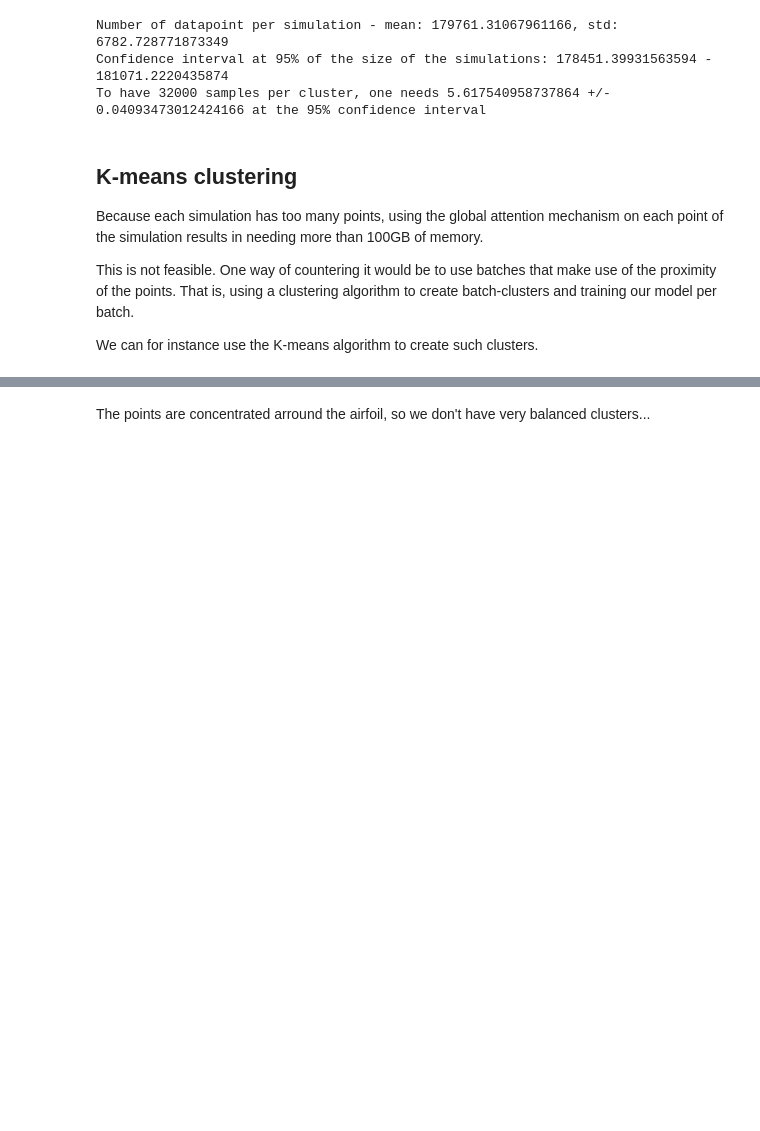
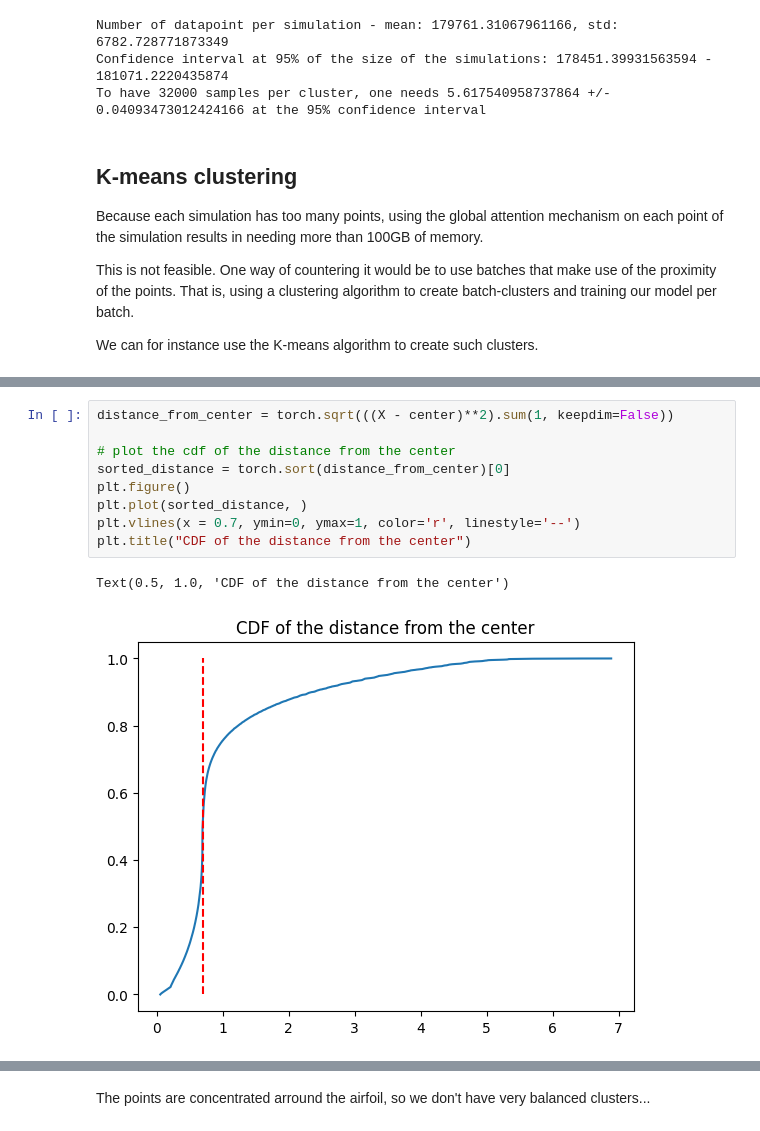
Before and after one commit to DaGrapix/ml4science, a Jupyter notebook: src/submission_attention/attention.ipynb, the cells around one changed output, grey strips where cells are left out. Saved outputs shown, nothing was run; the diff lists cells and outputs as text; blank space fills up the shorter version.

```diff
--- a/src/submission_attention/attention.ipynb
+++ b/src/submission_attention/attention.ipynb
@@ -228,0 +294,12 @@ plot_clusters(X, cluster_idx)
+# %%
+distance_from_center = torch.sqrt(((X - center)**2).sum(1, keepdim=False))
+
+# plot the cdf of the distance from the center
+sorted_distance = torch.sort(distance_from_center)[0]
+plt.figure()
+plt.plot(sorted_distance, )
+plt.vlines(x = 0.7, ymin=0, ymax=1, color='r', linestyle='--')
+plt.title("CDF of the distance from the center")
+# %% [output]
+Text(0.5, 1.0, 'CDF of the distance from the center')
+[figure, added]
```
Also changed, not shown: parts of 15 cells of this notebook, 2 other files.
